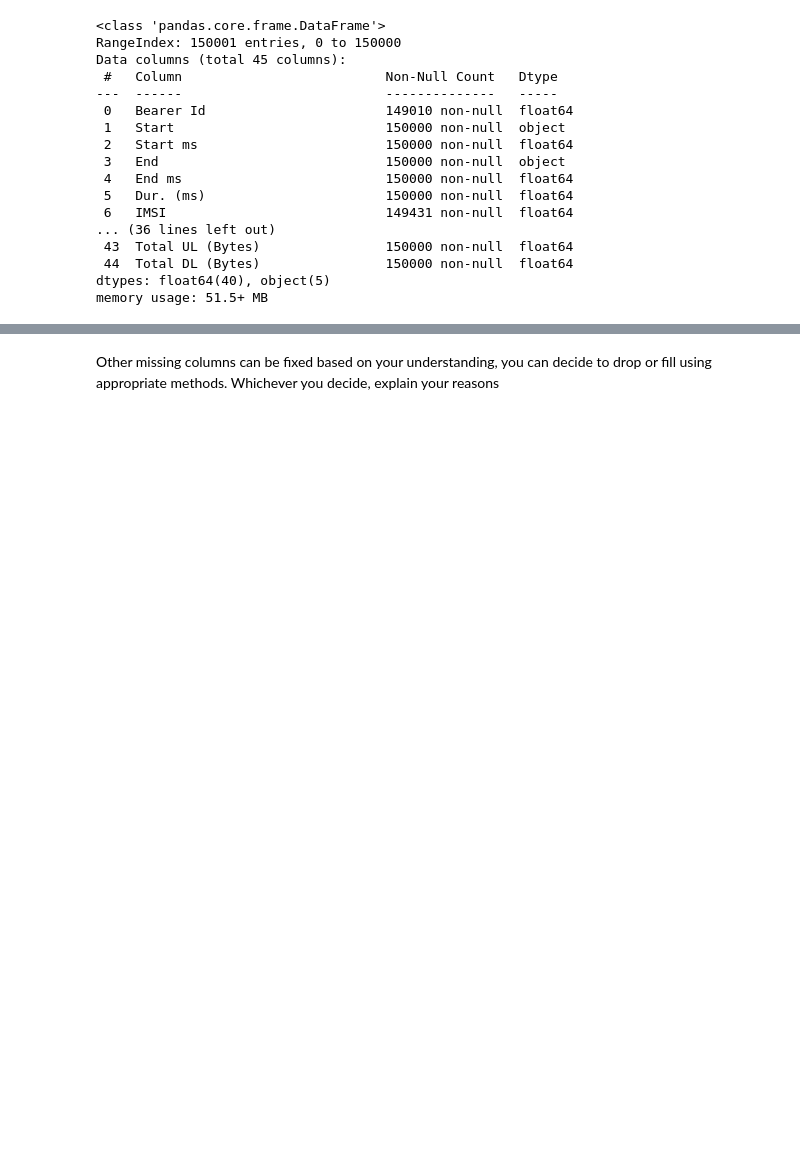
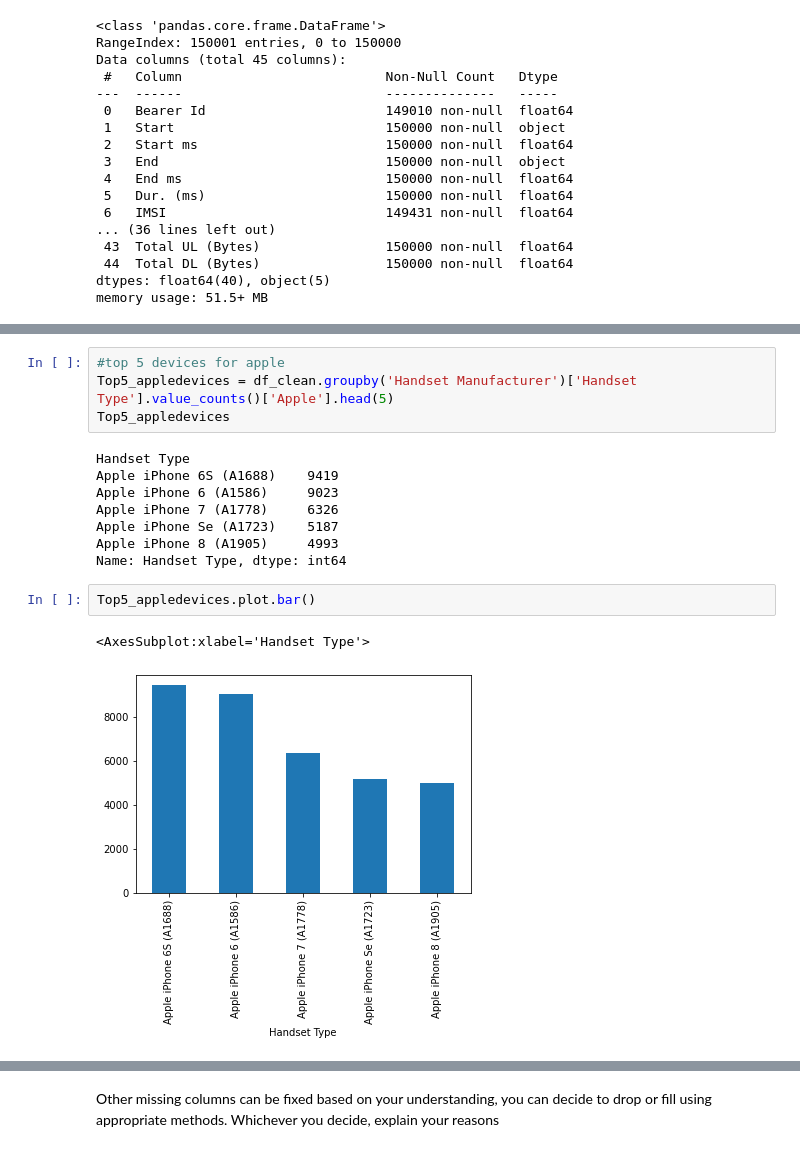
Before and after one commit to Maelaf/Week-1, a Jupyter notebook: notebooks/Data Cleaning, Transforming and Extraction.ipynb, the cells around one changed output, grey strips where cells are left out. Drawn from its saved outputs; the diff is of its cells as text; blank space fills up the shorter version.

```diff
--- a/notebooks/Data Cleaning, Transforming and Extraction.ipynb
+++ b/notebooks/Data Cleaning, Transforming and Extraction.ipynb
@@ -263,0 +269,17 @@ Number of xDR sessions: 149010
+# %%
+#top 5 devices for apple
+Top5_appledevices = df_clean.groupby('Handset Manufacturer')['Handset Type'].value_counts()['Apple'].head(5)
+Top5_appledevices
+# %% [output]
+Handset Type
+Apple iPhone 6S (A1688)    9419
+Apple iPhone 6 (A1586)     9023
+Apple iPhone 7 (A1778)     6326
+Apple iPhone Se (A1723)    5187
+Apple iPhone 8 (A1905)     4993
+Name: Handset Type, dtype: int64
+# %%
+Top5_appledevices.plot.bar()
+# %% [output]
+<AxesSubplot:xlabel='Handset Type'>
+[figure, added]
```
Also changed, not shown: parts of 37 cells of this notebook.
